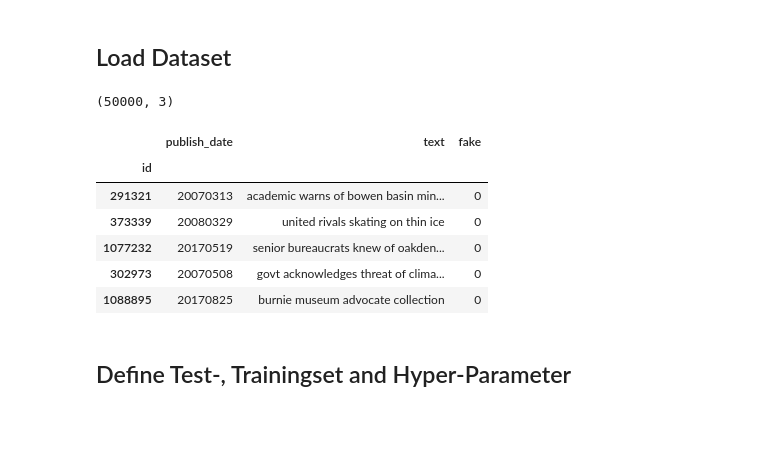
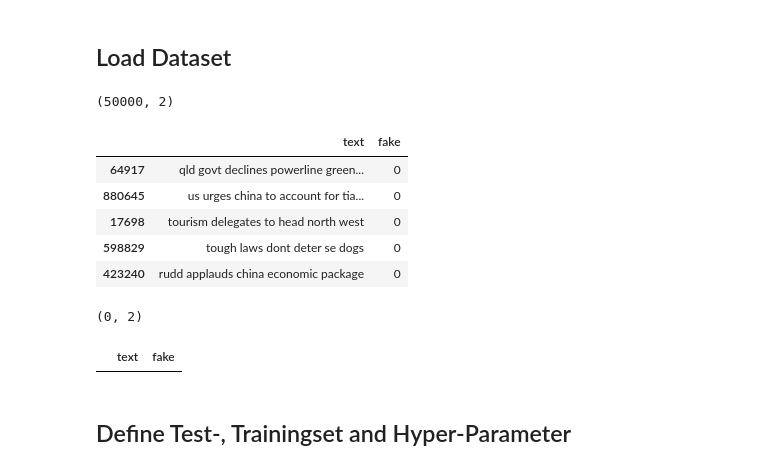
Before and after one commit to hogch/masterproject_gan, a Jupyter notebook: SeqGAN_headlines.ipynb, the cells around one changed output. Saved outputs shown, nothing was run; the diff lists cells and outputs as text; code cells hidden in the pictures; blank space fills up the shorter version.

```diff
--- a/SeqGAN_headlines.ipynb
+++ b/SeqGAN_headlines.ipynb
@@ -76,23 +72,27 @@ print('Found GPU at: {}'.format(device_name))
 Found GPU at: /device:GPU:0
 # %% [markdown]
 ## Load Dataset
-# %%
-df = pd.read_csv('headlines.csv', sep=',', index_col='id')
-df = df.sample(frac=1)
-# 200000 samples needs 17-23 minutes per epoch
-# 100000 samples needs 5 minutes per epoch
-df = df[:50000]
-print(df.shape)
-df.head()
-# %% [output]
-(50000, 3)
-|  | publish_date | text | fake |
-| id |  |  |  |
-| 291321 | 20070313 | academic warns of bowen basin min... | 0 |
-| 373339 | 20080329 | united rivals skating on thin ice | 0 |
-| 1077232 | 20170519 | senior bureaucrats knew of oakden... | 0 |
-| 302973 | 20070508 | govt acknowledges threat of clima... | 0 |
-| 1088895 | 20170825 | burnie museum advocate collection | 0 |
+# %%
+df_real = pd.read_csv('headlines.csv', sep=',', usecols=['text', 'fake'])
+df_real = df_real.sample(frac=1)
+df_real = df_real[:50000]
+print(df_real.shape)
+df_real.head()
+# %% [output]
+(50000, 2)
+|  | text | fake |
+| 64917 | qld govt declines powerline green... | 0 |
+| 880645 | us urges china to account for tia... | 0 |
+| 17698 | tourism delegates to head north west | 0 |
+| 598829 | tough laws dont deter se dogs | 0 |
+| 423240 | rudd applauds china economic package | 0 |
+# %%
+df_fake = pd.DataFrame(columns=['text', 'fake'])
+print(df_fake.shape)
+df_fake.head()
+# %% [output]
+(0, 2)
+|  | text | fake |
 # %% [markdown]
 ## Define Test-, Trainingset and Hyper-Parameter
 # %%
```
Also changed, not shown: parts of 21 cells of this notebook.
